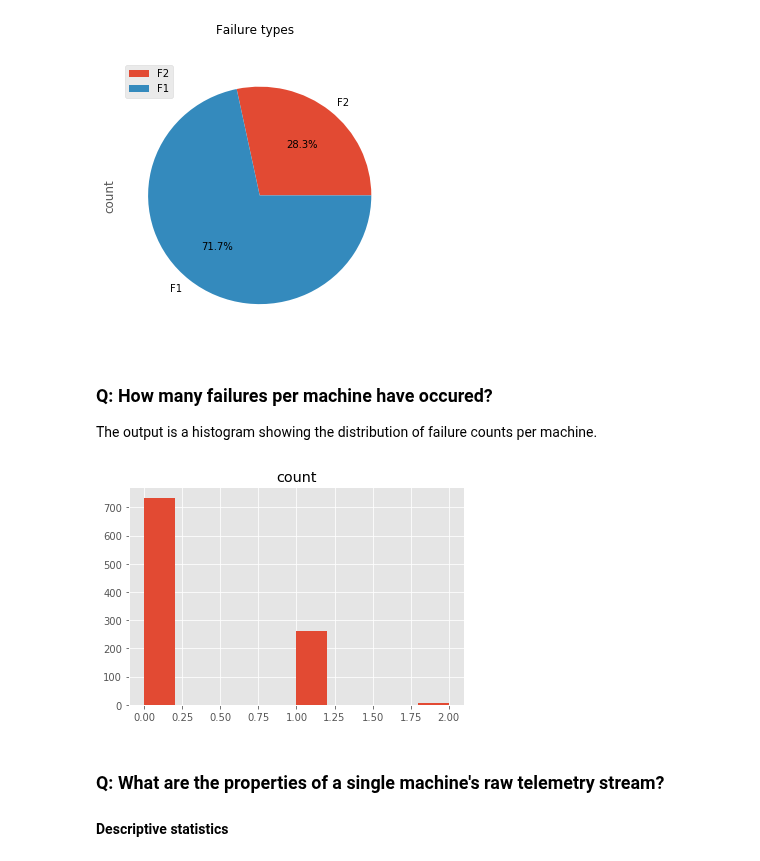
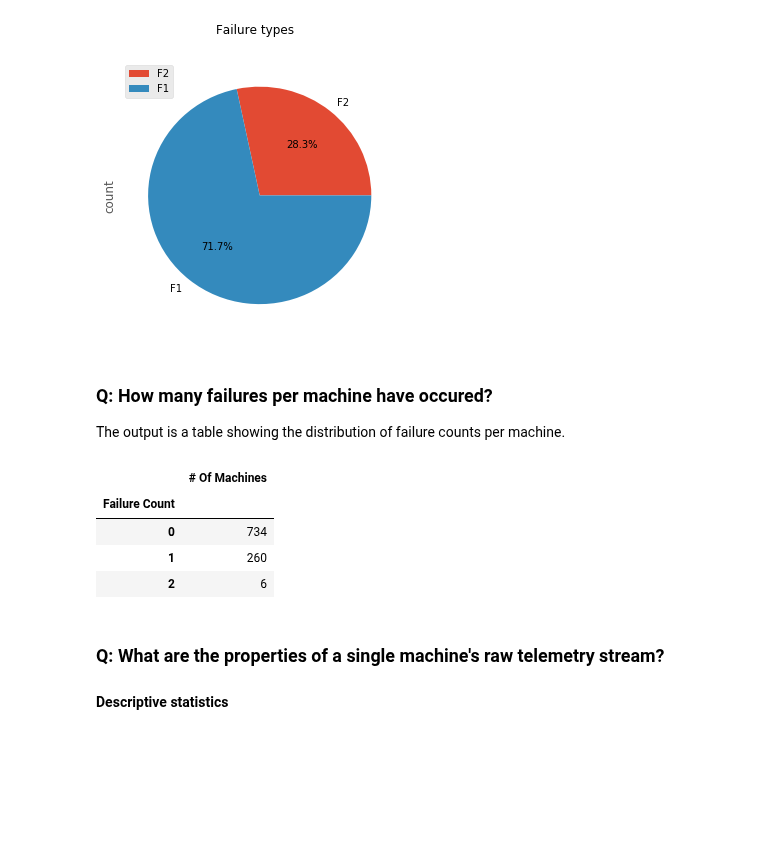
Before and after one commit to Azure/AI-PredictiveMaintenance, a Jupyter notebook: src/Notebooks/FeatureEngineering.ipynb, the cells around one changed output. Saved outputs shown, nothing was run; the diff lists cells and outputs as text; code cells hidden in the pictures; blank space fills up the shorter version.

Commit message:
changed failures-per-machine hist to table (#114)
* changed failures-per-machine hist to table

* updated FeatureEngineering with a clean run

* Delete FeatureEngineering-checkpoint.ipynb

```diff
--- a/src/Notebooks/FeatureEngineering.ipynb
+++ b/src/Notebooks/FeatureEngineering.ipynb
@@ -127,16 +127,21 @@ plt.show()
 # %% [markdown]
 ### Q: How many failures per machine have occured?
 
-The output is a histogram showing the distribution of failure counts per machine.
+The output is a table showing the distribution of failure counts per machine.
 # %%
 machine_failures_df = distinct_machines_df.join(
     failures_df, 'machineID', 'left_outer'
 ).groupBy('machineID').agg(F.count('code').alias('count'))
 
-machine_failures_df.toPandas().hist()
-plt.show()
+mf_pandas = machine_failures_df.toPandas()
+mf_pandas.columns = ['# Of Machines', 'Failure Count']
+mf_pandas.groupby('Failure Count').count()
 # %% [output]
-[figure, removed]
+|  | # Of Machines |
+| Failure Count |  |
+| 0 | 734 |
+| 1 | 260 |
+| 2 | 6 |
 # %% [markdown]
 ### Q: What are the properties of a single machine's raw telemetry stream?
 
```
Also changed, not shown: parts of 1 cell of this notebook.
